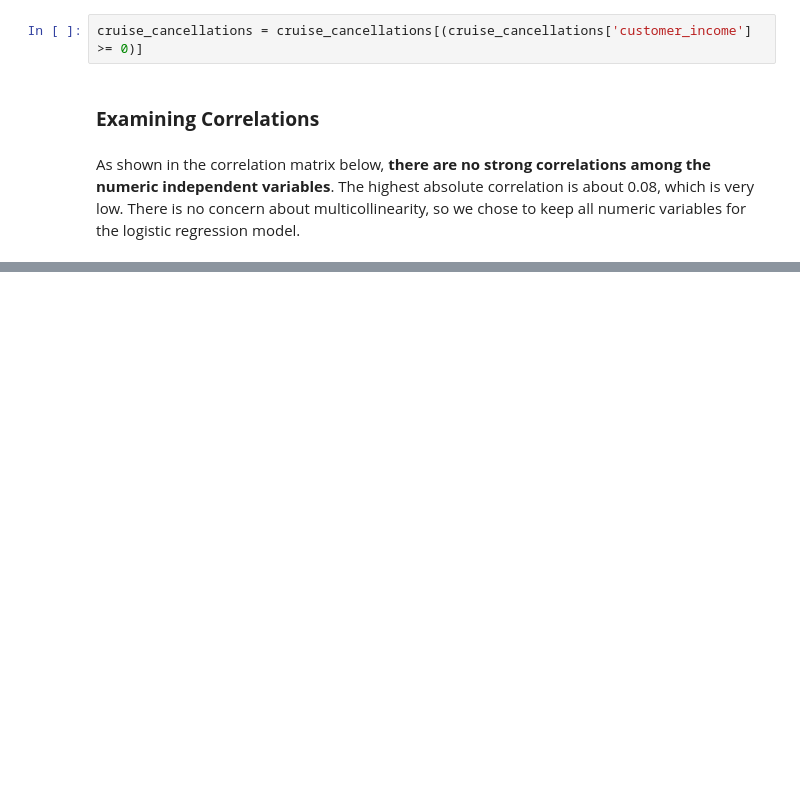
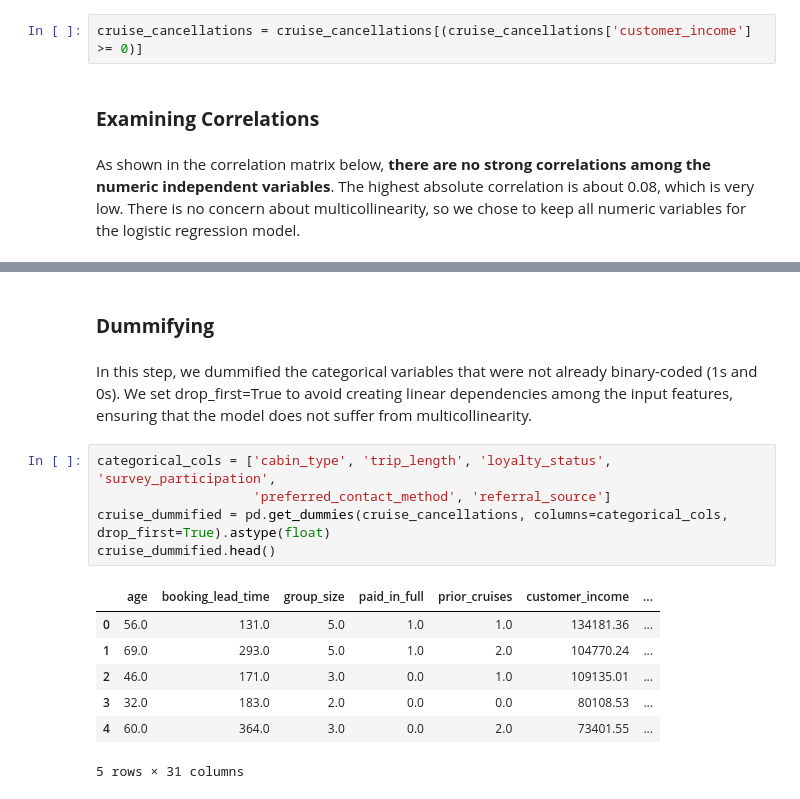
Before and after one commit to pranjul11garg/Lobster-Land-Marketing-Strategy, a Jupyter notebook: lobster.ipynb, the cells around one changed output, grey strips where cells are left out. Drawn from its saved outputs; the diff is of its cells as text; blank space fills up the shorter version.

```diff
--- a/lobster.ipynb
+++ b/lobster.ipynb
@@ -797,3 +797,20 @@ correlation_matrix
 | email_engagement_score | -0.007838 | -0.004563 | 0.010110 | -0.018867 | -0.046670 | 1.000000 | ... |
 | website_visits_last_month | 0.010214 | 0.004700 | 0.000018 | 0.004294 | 0.036546 | -0.016543 | ... |
 | travel_history_score | 0.010904 | -0.004476 | -0.024376 | 0.078444 | -0.029320 | 0.019920 | ... |
+# %% [markdown]
+### **Dummifying**
+# %% [markdown]
+In this step, we dummified the categorical variables that were not already binary-coded (1s and 0s). We set drop_first=True to avoid creating linear dependencies among the input features, ensuring that the model does not suffer from multicollinearity.
+# %%
+categorical_cols = ['cabin_type', 'trip_length', 'loyalty_status', 'survey_participation',
+                    'preferred_contact_method', 'referral_source']
+cruise_dummified = pd.get_dummies(cruise_cancellations, columns=categorical_cols, drop_first=True).astype(float)
+cruise_dummified.head()
+# %% [output]
+|  | age | booking_lead_time | group_size | paid_in_full | prior_cruises | customer_income | ... |
+| 0 | 56.0 | 131.0 | 5.0 | 1.0 | 1.0 | 134181.36 | ... |
+| 1 | 69.0 | 293.0 | 5.0 | 1.0 | 2.0 | 104770.24 | ... |
+| 2 | 46.0 | 171.0 | 3.0 | 0.0 | 1.0 | 109135.01 | ... |
+| 3 | 32.0 | 183.0 | 2.0 | 0.0 | 0.0 | 80108.53 | ... |
+| 4 | 60.0 | 364.0 | 3.0 | 0.0 | 2.0 | 73401.55 | ... |
+5 rows × 31 columns
```
